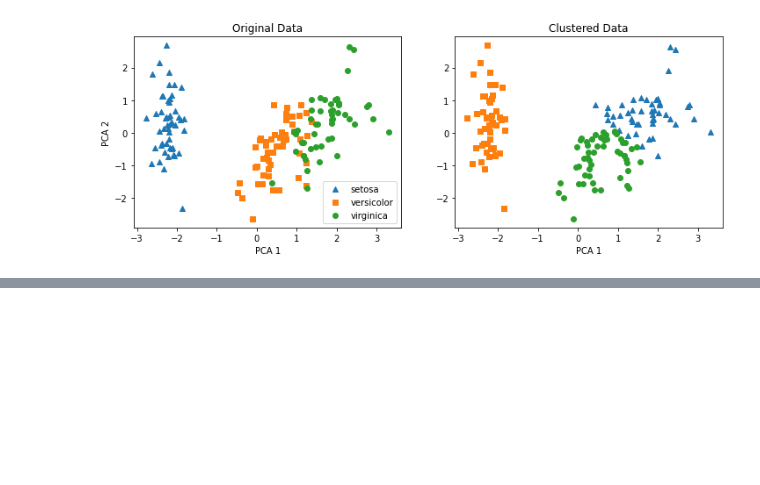
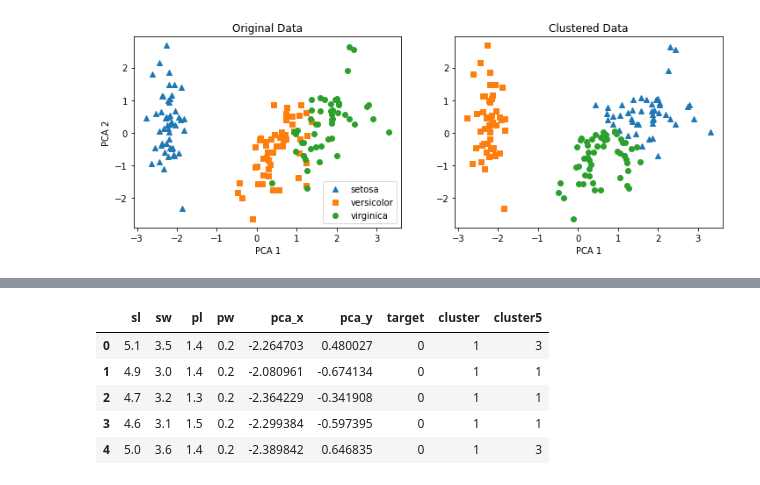
Before and after one commit to jjingunmo/Machine-Learning-2021-1, a Jupyter notebook: 06.Clustering/01_KMeans.ipynb, the cells around one changed output, grey strips where cells are left out. Cells and saved outputs as stored; diff of their text form; code cells hidden in the pictures; blank space fills up the shorter version.

```diff
--- a/06.Clustering/01_KMeans.ipynb
+++ b/06.Clustering/01_KMeans.ipynb
@@ -142,0 +169,10 @@ for k, column in enumerate(columns):
+# %%
+df['cluster5'] = kmeans5.labels_
+df.head()
+# %% [output]
+|  | sl | sw | pl | pw | pca_x | pca_y | target | cluster | cluster5 |
+| 0 | 5.1 | 3.5 | 1.4 | 0.2 | -2.264703 | 0.480027 | 0 | 1 | 3 |
+| 1 | 4.9 | 3.0 | 1.4 | 0.2 | -2.080961 | -0.674134 | 0 | 1 | 1 |
+| 2 | 4.7 | 3.2 | 1.3 | 0.2 | -2.364229 | -0.341908 | 0 | 1 | 1 |
+| 3 | 4.6 | 3.1 | 1.5 | 0.2 | -2.299384 | -0.597395 | 0 | 1 | 1 |
+| 4 | 5.0 | 3.6 | 1.4 | 0.2 | -2.389842 | 0.646835 | 0 | 1 | 3 |
```
Also changed, not shown: parts of 4 cells of this notebook.
